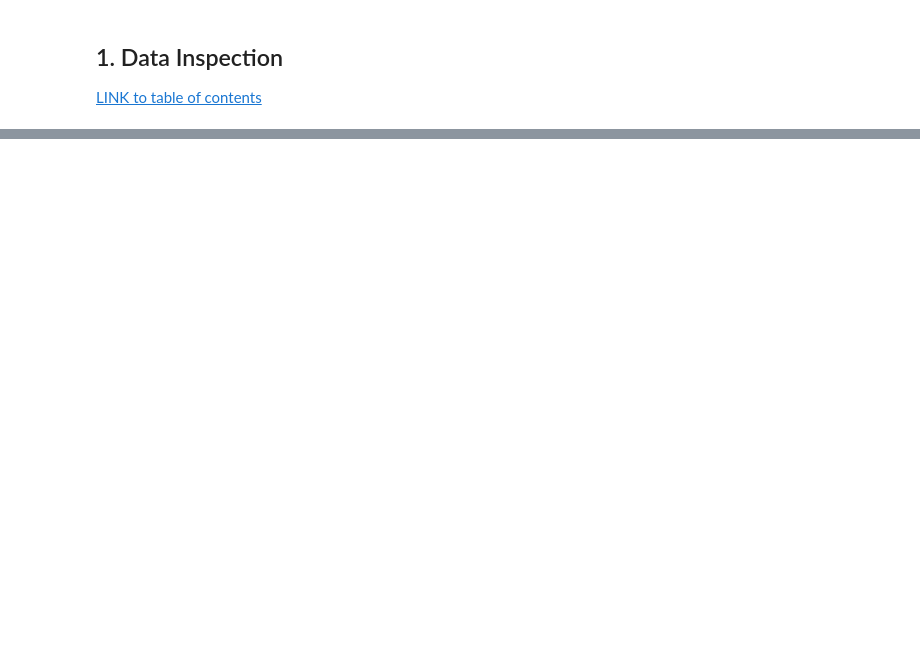
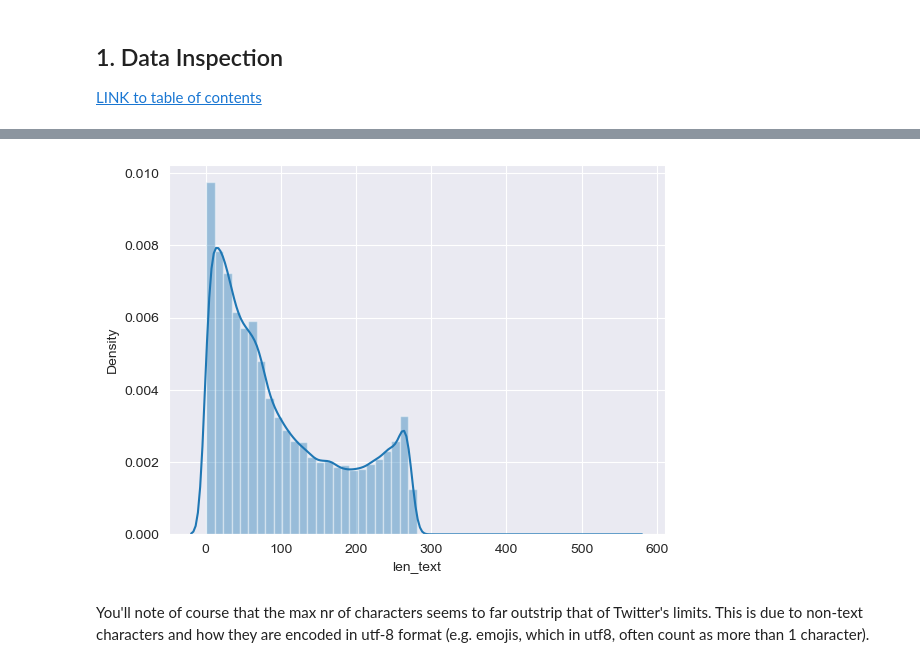
Before and after one commit to Ioana-P/twitter_topic_and_sentiment_tracking, a Jupyter notebook: 4. data_cleaning.ipynb, the cells around one changed output, grey strips where cells are left out. Cells and saved outputs as stored; diff of their text form; code cells hidden in the pictures; blank space fills up the shorter version.

```diff
--- a/4. data_cleaning.ipynb
+++ b/4. data_cleaning.ipynb
@@ -184,0 +206,7 @@ df.to_csv('data/clean/clean_display_data.csv')
+# %%
+sns.distplot(clean_display_txt.len_text,);
+plt.show()
+# %% [output]
+[figure, added]
+# %% [markdown]
+You'll note of course that the max nr of characters seems to far outstrip that of Twitter's limits. This is due to non-text characters and how they are encoded in utf-8 format (e.g. emojis, which in utf8, often count as more than 1 character).
```
Also changed, not shown: parts of 63 cells of this notebook, 8 other files.
